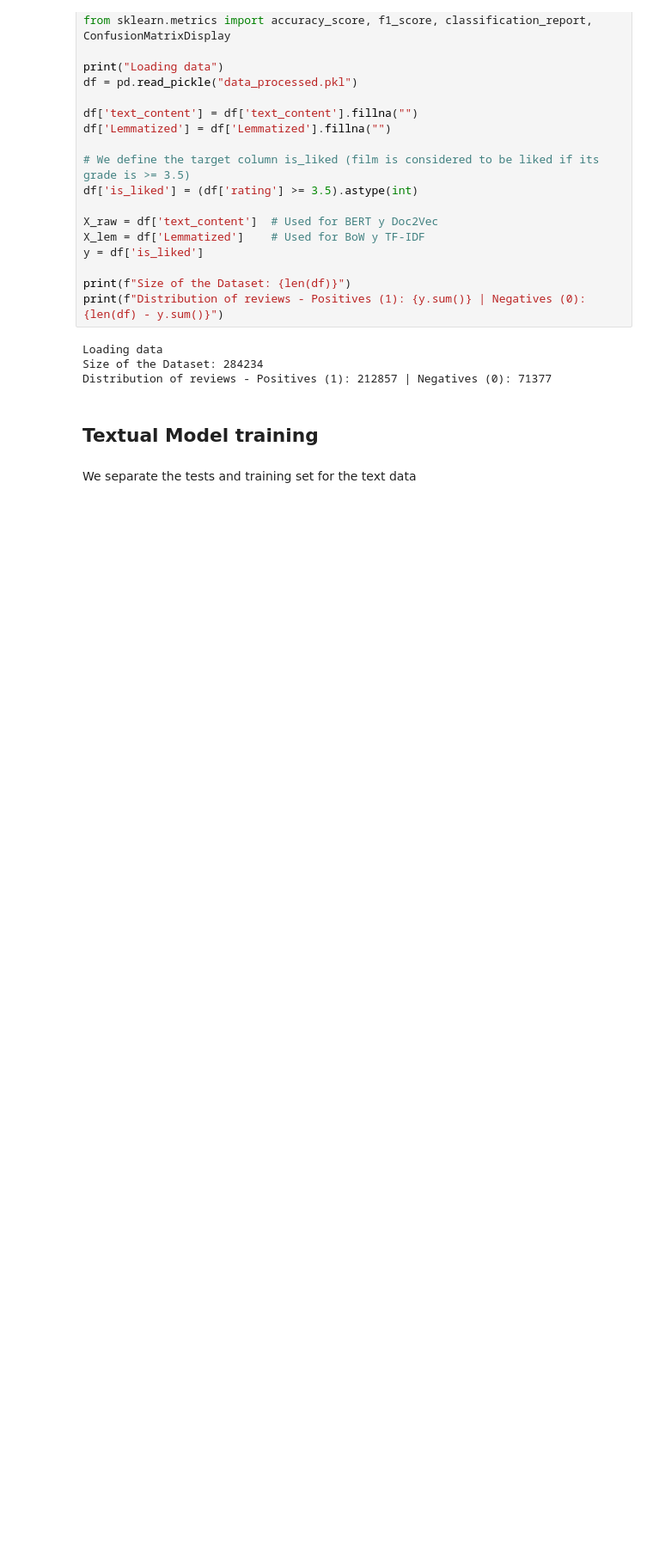
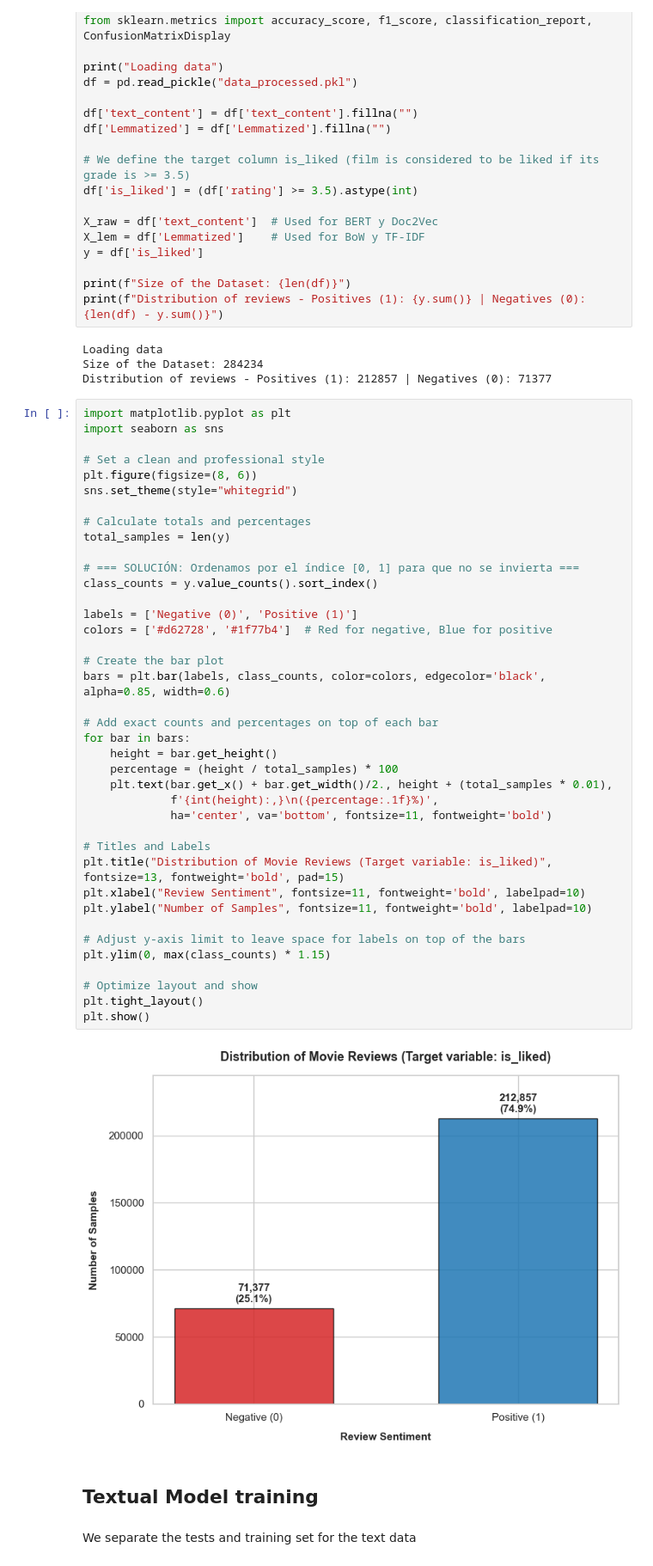
Before and after one commit to IvanGrandi/ML_2_project, a Jupyter notebook: training.ipynb, the cells around one changed output. Shown at 86% size. Saved outputs shown, nothing was run; the diff lists cells and outputs as text; blank space fills up the shorter version.

Commit message:
chore : added visualization

```diff
--- a/training.ipynb
+++ b/training.ipynb
@@ -35,6 +35,47 @@ print(f"Distribution of reviews - Positives (1): {y.sum()} | Negatives (0): {len
 Loading data
 Size of the Dataset: 284234
 Distribution of reviews - Positives (1): 212857 | Negatives (0): 71377
+# %%
+import matplotlib.pyplot as plt
+import seaborn as sns
+
+# Set a clean and professional style
+plt.figure(figsize=(8, 6))
+sns.set_theme(style="whitegrid")
+
+# Calculate totals and percentages
+total_samples = len(y)
+
+# === SOLUCIÓN: Ordenamos por el índice [0, 1] para que no se invierta ===
+class_counts = y.value_counts().sort_index()
+
+labels = ['Negative (0)', 'Positive (1)']
+colors = ['#d62728', '#1f77b4']  # Red for negative, Blue for positive
+
+# Create the bar plot
+bars = plt.bar(labels, class_counts, color=colors, edgecolor='black', alpha=0.85, width=0.6)
+
+# Add exact counts and percentages on top of each bar
+for bar in bars:
+    height = bar.get_height()
+    percentage = (height / total_samples) * 100
+    plt.text(bar.get_x() + bar.get_width()/2., height + (total_samples * 0.01),
+             f'{int(height):,}\n({percentage:.1f}%)',
+             ha='center', va='bottom', fontsize=11, fontweight='bold')
+
+# Titles and Labels
+plt.title("Distribution of Movie Reviews (Target variable: is_liked)", fontsize=13, fontweight='bold', pad=15)
+plt.xlabel("Review Sentiment", fontsize=11, fontweight='bold', labelpad=10)
+plt.ylabel("Number of Samples", fontsize=11, fontweight='bold', labelpad=10)
+
+# Adjust y-axis limit to leave space for labels on top of the bars
+plt.ylim(0, max(class_counts) * 1.15)
+
+# Optimize layout and show
+plt.tight_layout()
+plt.show()
+# %% [output]
+[figure, added]
 # %% [markdown]
 ## **Textual Model training**
 # %% [markdown]
```
